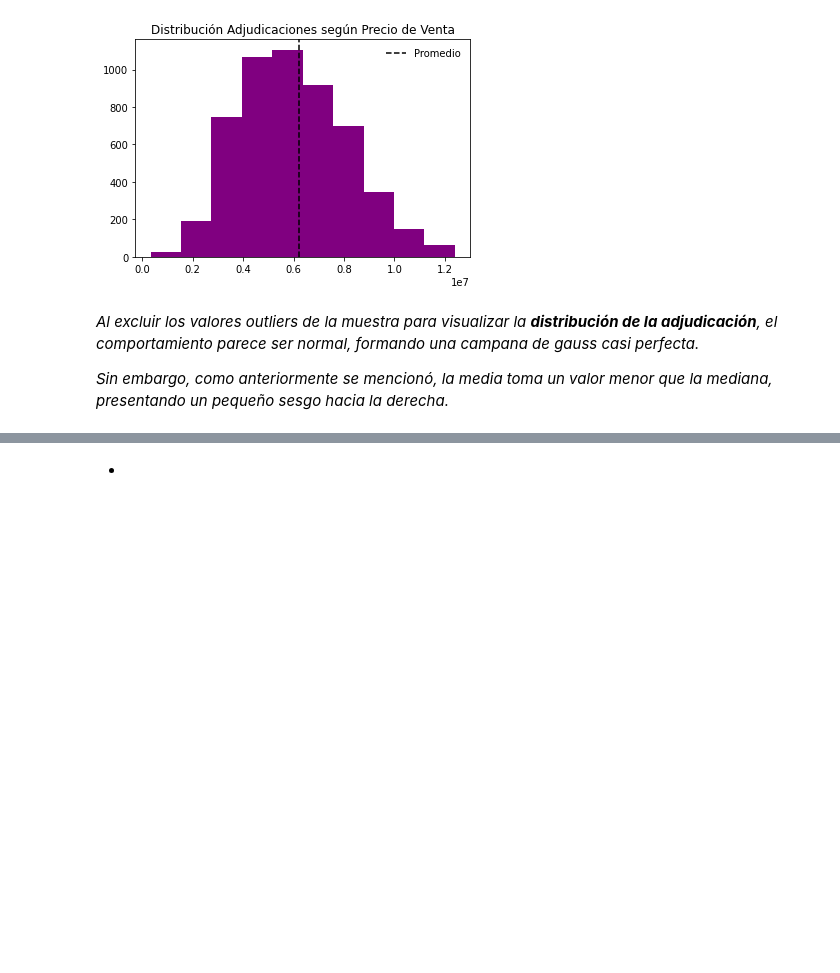
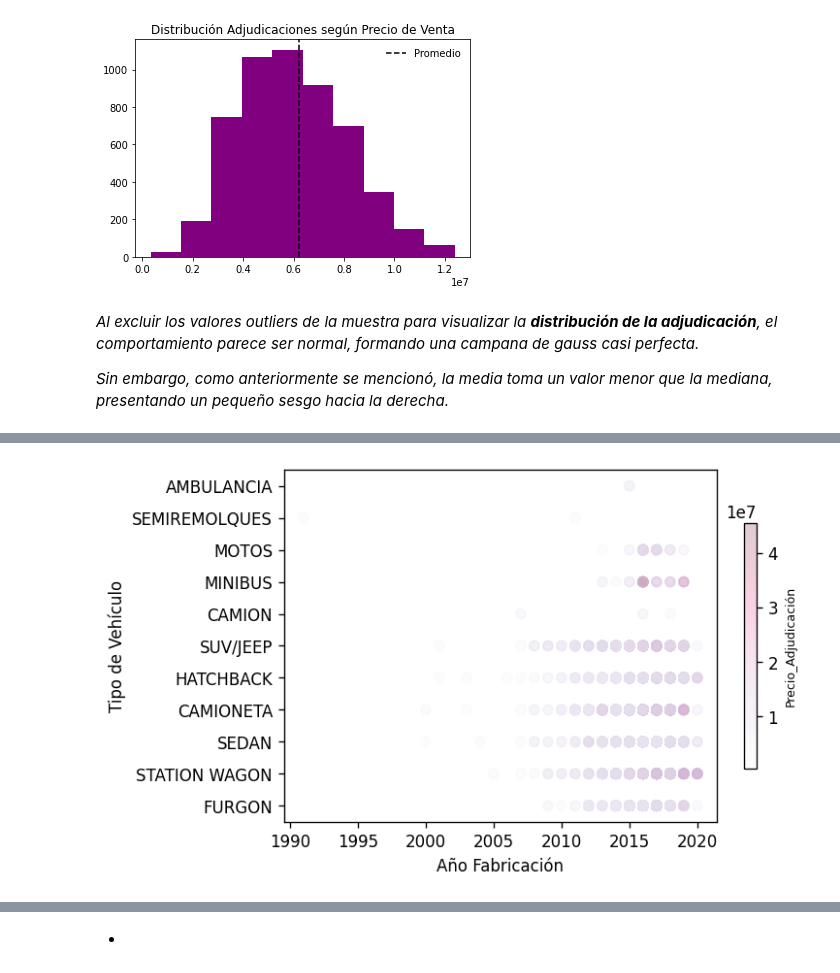
Before and after one commit to citurriagab/Tarea1_Mod6, a Jupyter notebook: Desarrollo_M6_1_CIturriaga/Desarrollo_Tarea1.ipynb, the cells around one changed output, grey strips where cells are left out. Cells and saved outputs as stored; diff of their text form; code cells hidden in the pictures; blank space fills up the shorter version.

```diff
--- a/Desarrollo_M6_1_CIturriaga/Desarrollo_Tarea1.ipynb
+++ b/Desarrollo_M6_1_CIturriaga/Desarrollo_Tarea1.ipynb
@@ -175,0 +169,2 @@ SyntaxError: invalid syntax (2430456958.py, line 1)
+# %%
+X_train, X_test, y_train, y_test = train_test_split(X, y, test_size=0.1, random_state=42)
@@ -175,0 +187,10 @@ SyntaxError: invalid syntax (2430456958.py, line 1)
+# %%
+plt.figure(dpi=120);
+CMAP='PuRd'
+plt.scatter(X_train['ANHO'], X_train['TIPO'], c=y_train,
+            cmap=CMAP, alpha=.2);
+plt.colorbar(orientation='vertical', shrink=0.7).set_label(label='Precio_Adjudicación', size=7.5);
+plt.xlabel('Año Fabricación');
+plt.ylabel('Tipo de Vehículo');
+# %% [output]
+[figure, added]
```
Also changed, not shown: parts of 17 cells of this notebook, 3 other files.
